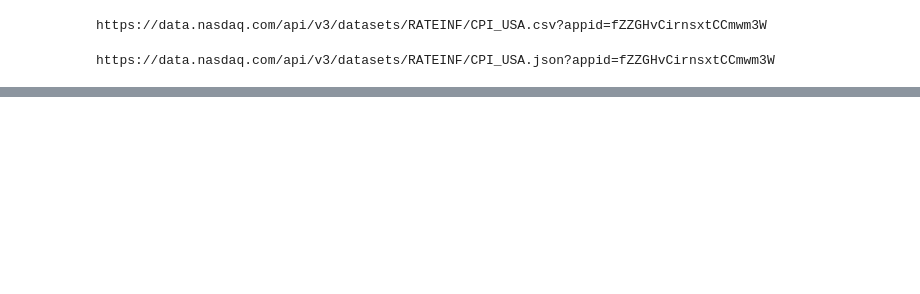
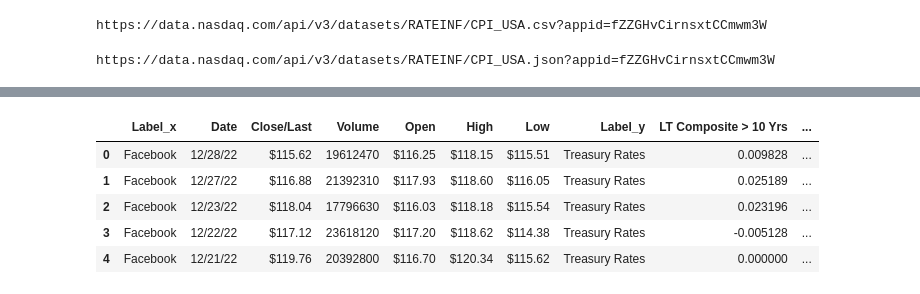
Before and after one commit to Marlon6598/NASDAQ-Project, a Jupyter notebook: MainFinGrab.ipynb, the cells around one changed output, grey strips where cells are left out. Cells and saved outputs as stored; diff of their text form; code cells hidden in the pictures; blank space fills up the shorter version.

```diff
--- a/MainFinGrab.ipynb
+++ b/MainFinGrab.ipynb
@@ -31,0 +128,18 @@ https://data.nasdaq.com/api/v3/datasets/RATEINF/CPI_USA.json?appid=fZZGHvCirnsxt
+# %%
+# How do interest rate changes from the Federal Reserve affect stock prices during 2022?
+
+TreasuryRatesDataPath = "data/TreasuryRates.csv"
+TreasuryRates_csv = pd.read_csv(TreasuryRatesDataPath)
+TreasuryRates_csv.insert(0, "Label", "Treasury Rates")
+tr = TreasuryRates_csv.iloc[45:293, :]
+fb = facebook_csv.iloc[45:295, :]
+
+mergeIntRateFB = pd.merge(fb, tr, on = "Date", how = "outer")
+mergeIntRateFB.head()
+# %% [output]
+|  | Label_x | Date | Close/Last | Volume | Open | High | Low | Label_y | LT Composite > 10 Yrs | ... |
+| 0 | Facebook | 12/28/22 | $115.62 | 19612470 | $116.25 | $118.15 | $115.51 | Treasury Rates | 0.009828 | ... |
+| 1 | Facebook | 12/27/22 | $116.88 | 21392310 | $117.93 | $118.60 | $116.05 | Treasury Rates | 0.025189 | ... |
+| 2 | Facebook | 12/23/22 | $118.04 | 17796630 | $116.03 | $118.18 | $115.54 | Treasury Rates | 0.023196 | ... |
+| 3 | Facebook | 12/22/22 | $117.12 | 23618120 | $117.20 | $118.62 | $114.38 | Treasury Rates | -0.005128 | ... |
+| 4 | Facebook | 12/21/22 | $119.76 | 20392800 | $116.70 | $120.34 | $115.62 | Treasury Rates | 0.000000 | ... |
```
Also changed, not shown: parts of 10 cells of this notebook, 12 other files.
